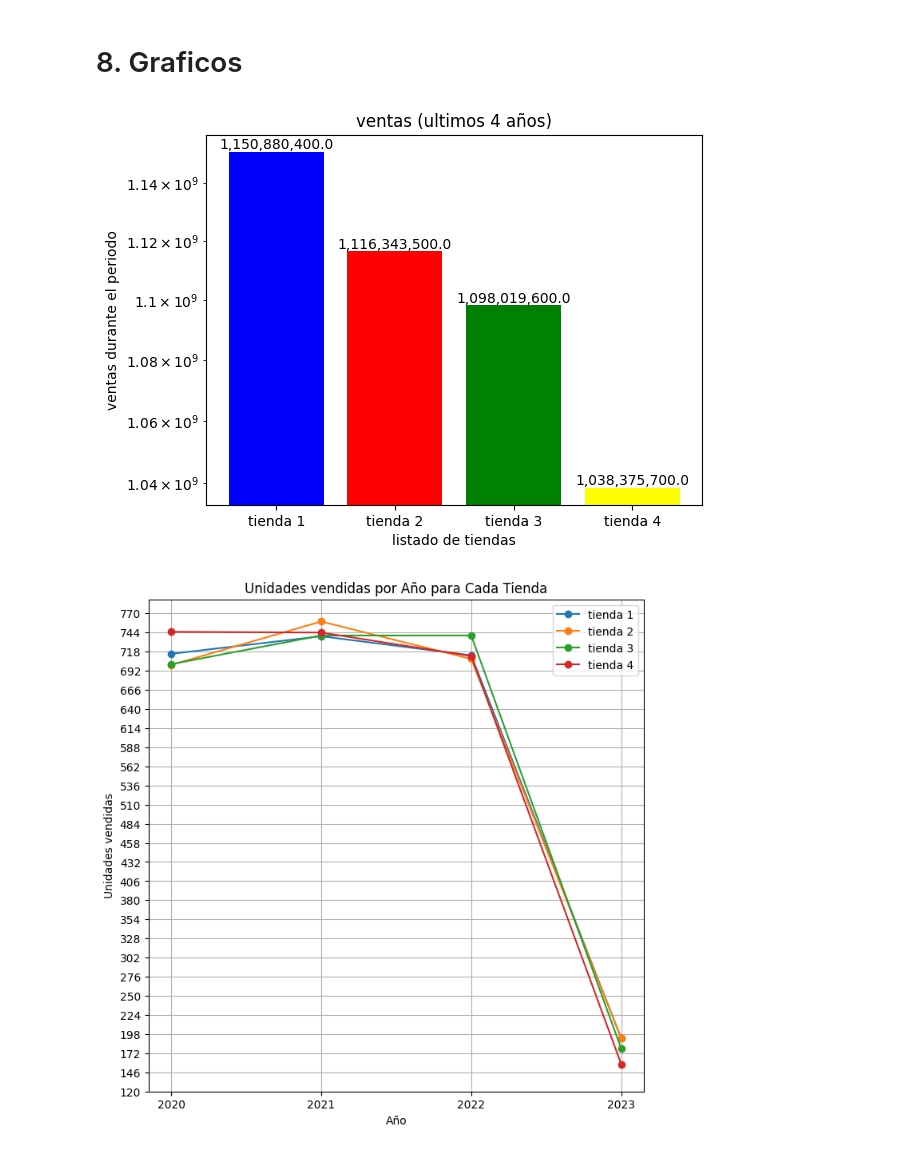
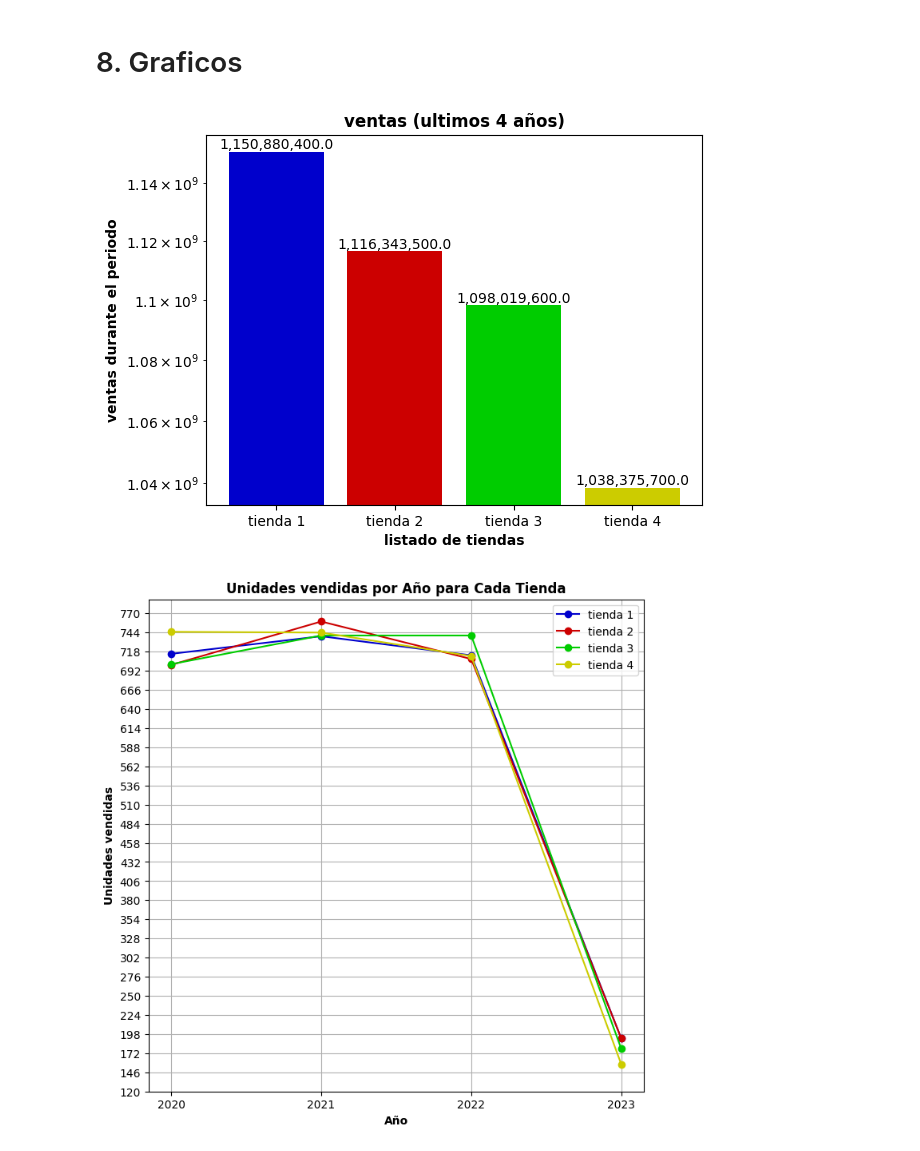
Before and after one commit to w4cha/analisis-alura, a Jupyter notebook: AluraStoreLatam.ipynb, the cells around one changed output. Cells and saved outputs as stored; diff of their text form; code cells hidden in the pictures.

```diff
--- a/AluraStoreLatam.ipynb
+++ b/AluraStoreLatam.ipynb
@@ -39,11 +39,16 @@ class Tienda:
 
   def más_y_menos_vendido(self) -> dict:
     name_alias = f"producto más vendido en {self.nombre}"
-    grouped = self.df_reader.groupby("Producto").agg(**{name_alias: ("Precio", "count")})
+    # when grouping the group columns becocome the id of the dataframe, each unique category
+    # or combinations of categories in the group becomes the id of the new table, reset id transform
+    # back to columns the categories and adds normal index
+    grouped = self.df_reader.groupby(["Producto", "Categoría del Producto"]).agg(**{name_alias: ("Precio", "count")}).reset_index()
     más = grouped[name_alias].idxmax()
     menos = grouped[name_alias].idxmin()
-    return {"más": {"producto": más, "cantidad": grouped.loc[más, name_alias]},
-            "menos": {"producto": menos, "cantidad": grouped.loc[menos, name_alias]},
+    # iloc stands for index location loc is for locacte with names
+    columns = ["Producto", "Categoría", "Cantidad",]
+    return {"más vendido": {key: grouped.iloc[más, val] for key, val in zip(columns, (range(len(columns))))},
+            "menos vendido": {key: grouped.iloc[menos, val] for key, val in zip(columns, (range(len(columns))))},
             }
   def ventas_por_año(self) -> dict:
     new_df = pd.DataFrame({"Año de compra": self.df_reader["Fecha de Compra"].dt.year.tolist(),
@@ -140,35 +147,35 @@ tienda 4 {'Artículos para el hogar': 74997.51, 'Deportes y diversión': 120397.
 # %%
 import matplotlib.pyplot as plt
 import numpy as np
 # ventas
 ventas = [float(item.ventas()) for item in resultados]
 nombres = [item.nombre for item in resultados]
-colores = ["blue", "red", "green", "yellow"]
+colores = "#0000cc", "#cc0000", "#00cc00", "#cccc00"
 plt.bar(nombres, ventas, color=colores)
 plt.yscale("log")
 for count, item in enumerate(ventas):
   plt.text(count, item, f"{item:,}", ha='center', va='bottom')
-plt.title("ventas (ultimos 4 años)")
-plt.ylabel("ventas durante el periodo")
-plt.xlabel("listado de tiendas")
+plt.title("ventas (ultimos 4 años)", fontweight="bold")
+plt.ylabel("ventas durante el periodo", fontweight="bold")
+plt.xlabel("listado de tiendas", fontweight="bold")
 plt.show()
 
 # ventas unitarias por año para cada tienda
 
 plt.figure(figsize=(8, 8))
-for tienda, ventas in data_sale_year.items():
-    plt.plot(list(ventas.keys()), list(ventas.values()), marker='o', label=tienda)
-plt.xlabel('Año')
-plt.ylabel('Unidades vendidas')
-plt.title('Unidades vendidas por Año para Cada Tienda')
+for hue, tienda, ventas in zip(colores, data_sale_year.keys(), data_sale_year.values()):
+    plt.plot(list(ventas.keys()), list(ventas.values()), marker='o', label=tienda, color=hue)
+plt.xlabel("Año", fontweight="bold")
+plt.ylabel("Unidades vendidas", fontweight="bold")
+plt.title("Unidades vendidas por Año para Cada Tienda", fontweight="bold")
 plt.xticks(list(data_sale_year['tienda 1'].keys()))
 plt.yticks(np.arange(120, 771, 26))
 plt.legend()
 plt.grid(True)
 plt.show()
 # %% [output]
-[figure, old version]
+[figure, new version]
-[figure, old version]
+[figure, new version]
 # %%
 import matplotlib.pyplot as plt
 
```
Also changed, not shown: parts of 4 cells of this notebook.
